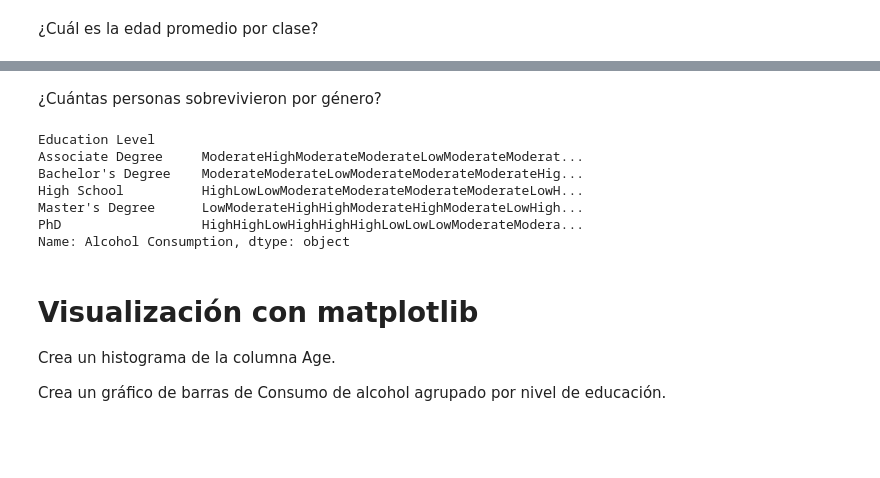
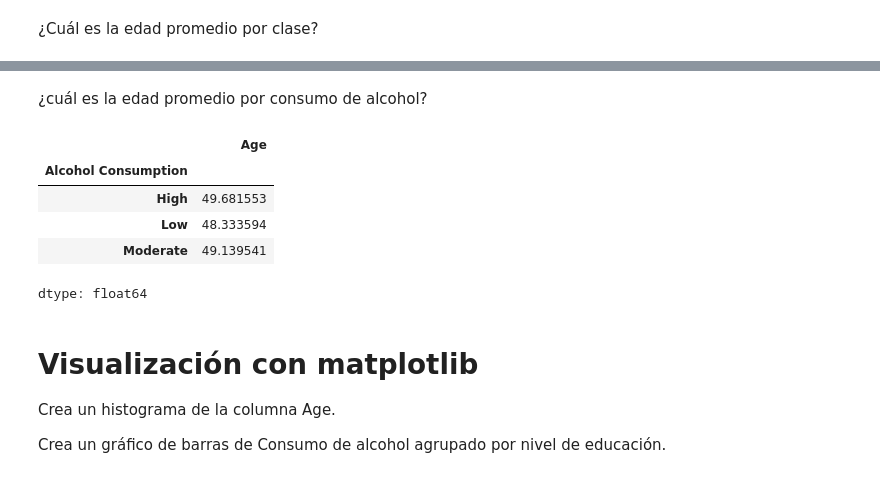
Before and after one commit to Patricio2088/TF_HerramientasIA, a Jupyter notebook: Herramientas para IA - TF.ipynb, the cells around one changed output, grey strips where cells are left out. Saved outputs shown, nothing was run; the diff lists cells and outputs as text; code cells hidden in the pictures; blank space fills up the shorter version.

```diff
--- a/Herramientas para IA - TF.ipynb
+++ b/Herramientas para IA - TF.ipynb
@@ -103,16 +104,15 @@ Name: Age, dtype: float64
-# %% [markdown]
-¿Cuántas personas sobrevivieron por género?
+# %% [markdown]
+¿cuál es la edad promedio por consumo de alcohol?
 # %%
 # Consumo de alcohol por nivel de educación
-df_sql.groupby("Education Level")["Alcohol Consumption"].sum()
+df_sql.groupby("Alcohol Consumption")["Age"].mean()
 # %% [output]
+|  | Age |
+| Alcohol Consumption |  |
+| High | 49.681553 |
+| Low | 48.333594 |
+| Moderate | 49.139541 |
-Education Level
-Associate Degree     ModerateHighModerateModerateLowModerateModerat...
-Bachelor's Degree    ModerateModerateLowModerateModerateModerateHig...
-High School          HighLowLowModerateModerateModerateModerateLowH...
-Master's Degree      LowModerateHighHighModerateHighModerateLowHigh...
-PhD                  HighHighLowHighHighHighLowLowLowModerateModera...
-Name: Alcohol Consumption, dtype: object
+dtype: float64
 # %% [markdown]
 # Visualización con matplotlib
 Crea un histograma de la columna Age.
```
Also changed, not shown: parts of 10 cells of this notebook.
